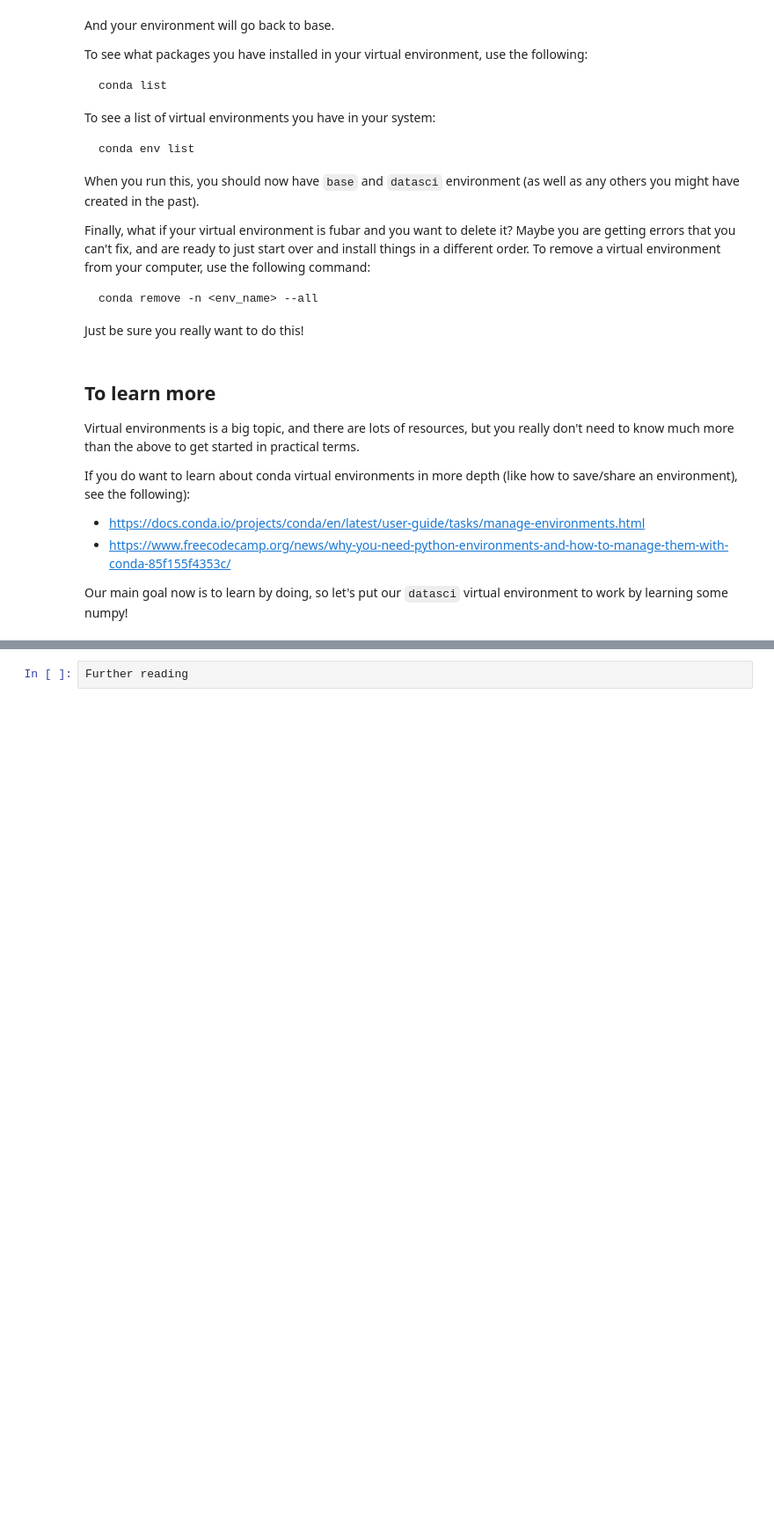
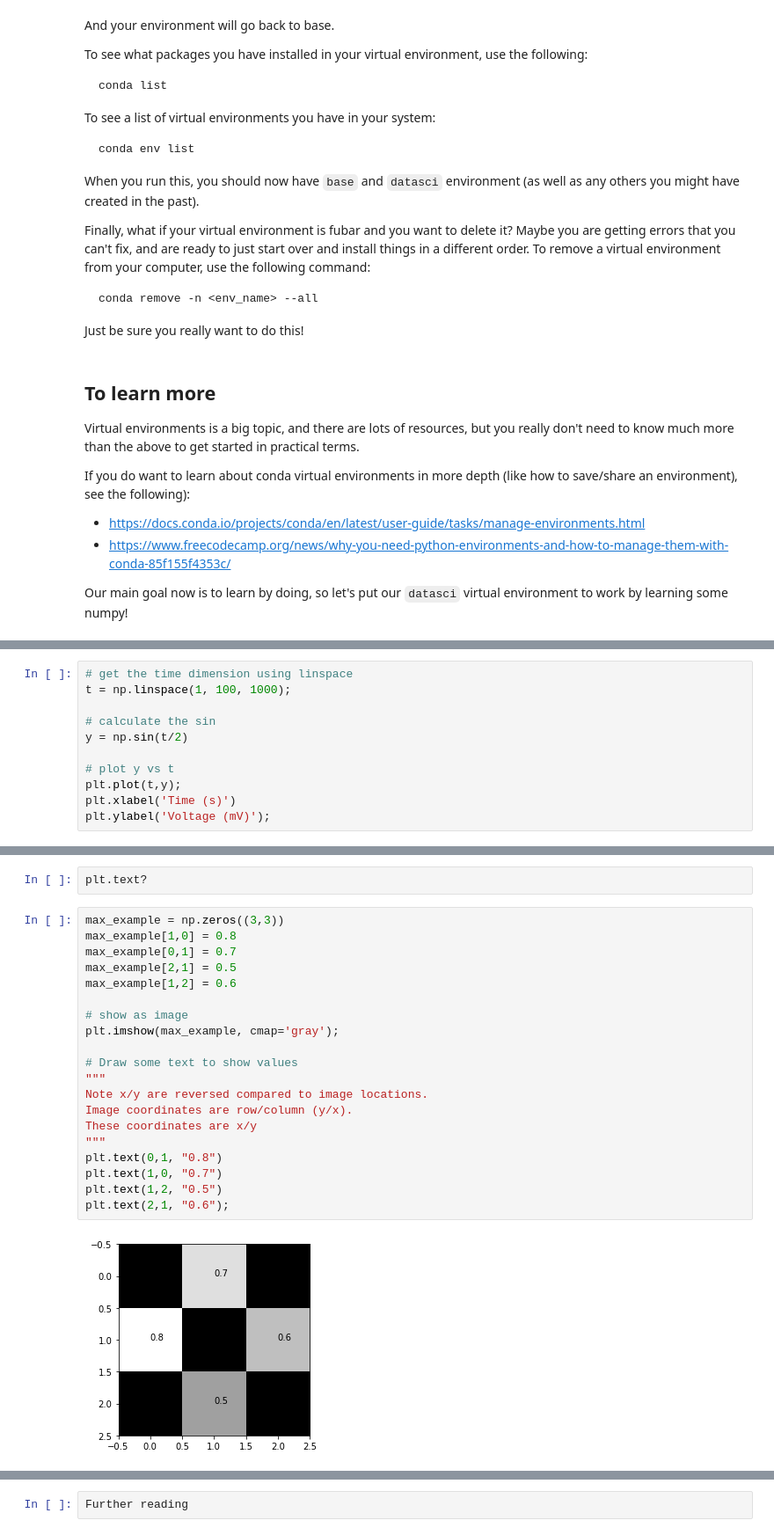
Before and after one commit to EricThomson/practical_python, a Jupyter notebook: week3.ipynb, the cells around one changed output, grey strips where cells are left out. Shown at 88% size. Cells and saved outputs as stored; diff of their text form; blank space fills up the shorter version.

```diff
--- a/week3.ipynb
+++ b/week3.ipynb
@@ -189,0 +393,11 @@ https://www.digitalocean.com/community/tutorials/how-to-import-modules-in-python
+# %%
+# get the time dimension using linspace
+t = np.linspace(1, 100, 1000);
+
+# calculate the sin
+y = np.sin(t/2)
+
+# plot y vs t
+plt.plot(t,y);
+plt.xlabel('Time (s)')
+plt.ylabel('Voltage (mV)');
@@ -189,0 +786,24 @@ https://www.digitalocean.com/community/tutorials/how-to-import-modules-in-python
+# %%
+plt.text?
+# %%
+max_example = np.zeros((3,3))
+max_example[1,0] = 0.8
+max_example[0,1] = 0.7
+max_example[2,1] = 0.5
+max_example[1,2] = 0.6
+
+# show as image
+plt.imshow(max_example, cmap='gray');
+
+# Draw some text to show values
+"""
+Note x/y are reversed compared to image locations.
+Image coordinates are row/column (y/x).
+These coordinates are x/y
+"""
+plt.text(0,1, "0.8")
+plt.text(1,0, "0.7")
+plt.text(1,2, "0.5")
+plt.text(2,1, "0.6");
+# %% [output]
+[figure, added]
```
Also changed, not shown: parts of 298 cells of this notebook, 5 other files.
